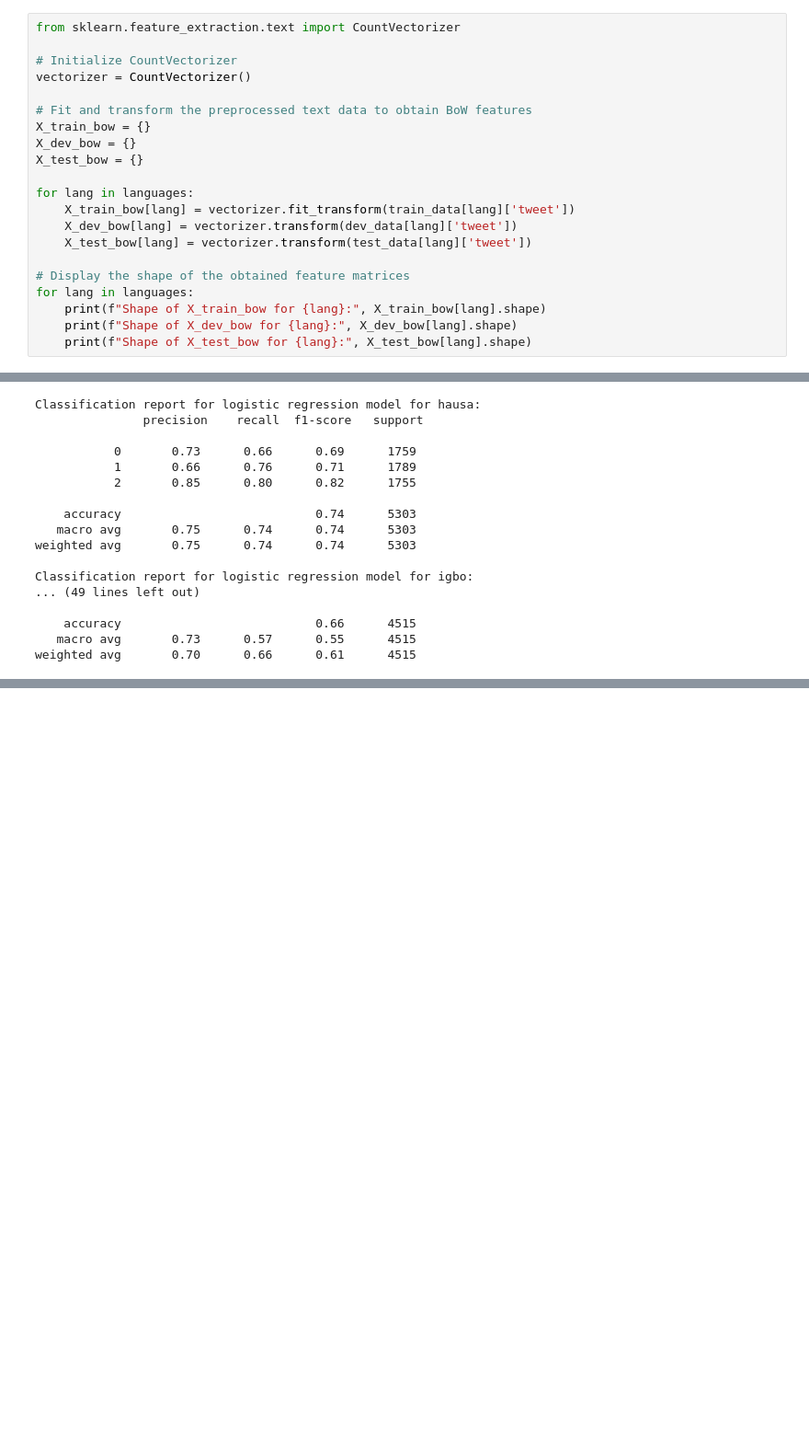
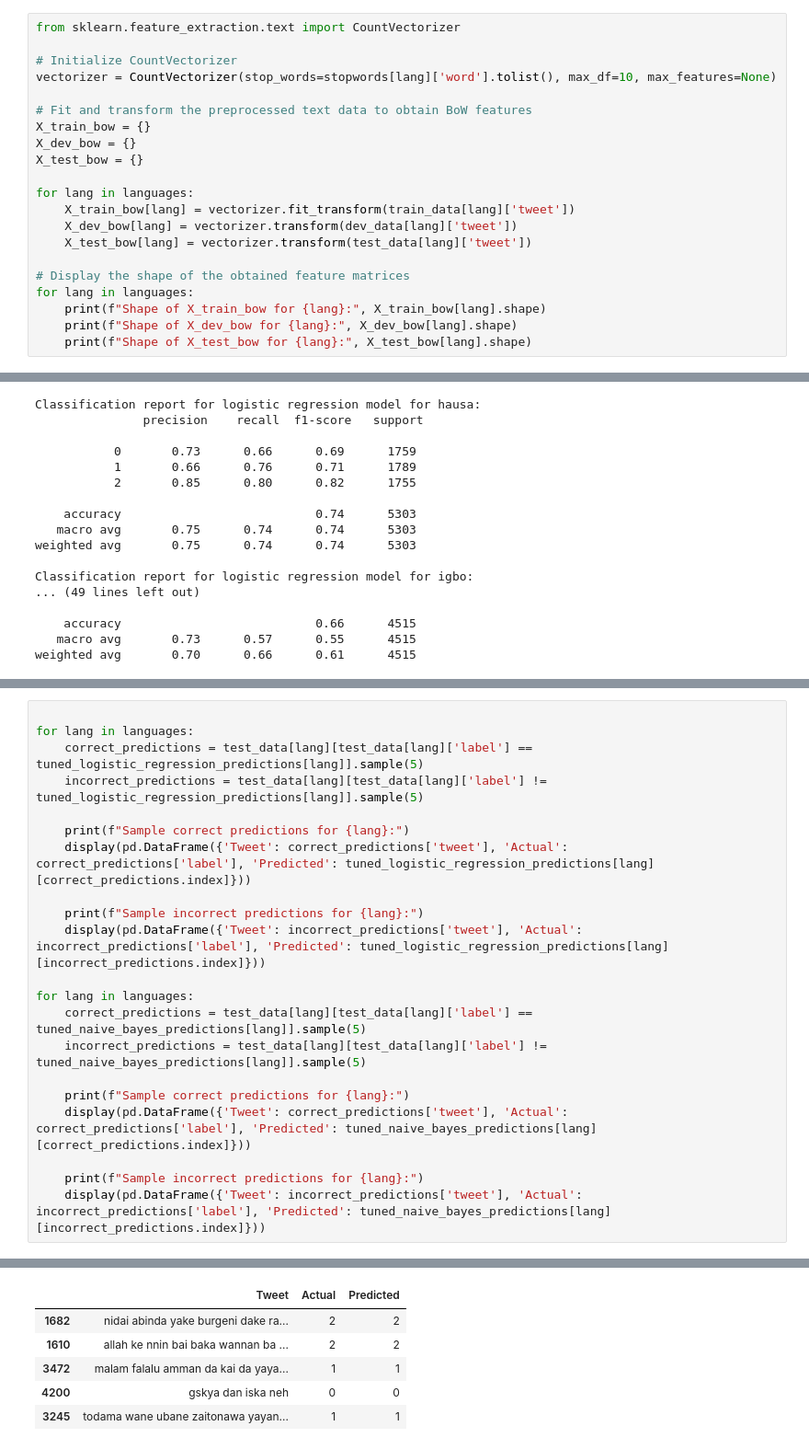
Before and after one commit to sa-diq/sentiment-analysis-Hau-Ibo-Yor-, a Jupyter notebook: sentiment_analysis.ipynb, the cells around one changed output, grey strips where cells are left out. Shown at 92% size. Drawn from its saved outputs; the diff is of its cells as text; blank space fills up the shorter version.

```diff
--- a/sentiment_analysis.ipynb
+++ b/sentiment_analysis.ipynb
@@ -233,7 +219,7 @@ Hausa Train Data
 from sklearn.feature_extraction.text import CountVectorizer
 
 # Initialize CountVectorizer
-vectorizer = CountVectorizer()
+vectorizer = CountVectorizer(stop_words=stopwords[lang]['word'].tolist(), max_df=10, max_features=None)
 
 # Fit and transform the preprocessed text data to obtain BoW features
 X_train_bow = {}
@@ -464,3 +438,25 @@ Classification report for tuned logistic regression model for igbo:
     accuracy                           0.71      4515
    macro avg       0.71      0.68      0.68      4515
 weighted avg       0.71      0.71      0.71      4515
+# %%
+
+for lang in languages:
+    correct_predictions = test_data[lang][test_data[lang]['label'] == tuned_logistic_regression_predictions[lang]].sample(5)
+    incorrect_predictions = test_data[lang][test_data[lang]['label'] != tuned_logistic_regression_predictions[lang]].sample(5)
+
+    print(f"Sample correct predictions for {lang}:")
+    display(pd.DataFrame({'Tweet': correct_predictions['tweet'], 'Actual': correct_predictions['label'], 'Predicted': tuned_logistic_regression_predictions[lang][correct_predictions.index]}))
+
+    print(f"Sample incorrect predictions for {lang}:")
+    display(pd.DataFrame({'Tweet': incorrect_predictions['tweet'], 'Actual': incorrect_predictions['label'], 'Predicted': tuned_logistic_regression_predictions[lang][incorrect_predictions.index]}))
+
+for lang in languages:
+    correct_predictions = test_data[lang][test_data[lang]['label'] == tuned_naive_bayes_predictions[lang]].sample(5)
+    incorrect_predictions = test_data[lang][test_data[lang]['label'] != tuned_naive_bayes_predictions[lang]].sample(5)
+
+    print(f"Sample correct predictions for {lang}:")
+    display(pd.DataFrame({'Tweet': correct_predictions['tweet'], 'Actual': correct_predictions['label'], 'Predicted': tuned_naive_bayes_predictions[lang][correct_predictions.index]}))
+
+    print(f"Sample incorrect predictions for {lang}:")
+    display(pd.DataFrame({'Tweet': incorrect_predictions['tweet'], 'Actual': incorrect_predictions['label'], 'Predicted': tuned_naive_bayes_predictions[lang][incorrect_predictions.index]}))
+# %% [output]
@@ -466,0 +464,6 @@ weighted avg       0.71      0.71      0.71      4515
+|  | Tweet | Actual | Predicted |
+| 1682 | nidai abinda yake burgeni dake ra... | 2 | 2 |
+| 1610 | allah ke nnin bai baka wannan ba ... | 2 | 2 |
+| 3472 | malam falalu amman da kai da yaya... | 1 | 1 |
+| 4200 | gskya dan iska neh | 0 | 0 |
+| 3245 | todama wane ubane zaitonawa yayan... | 1 | 1 |
```
Also changed, not shown: parts of 26 cells of this notebook.
